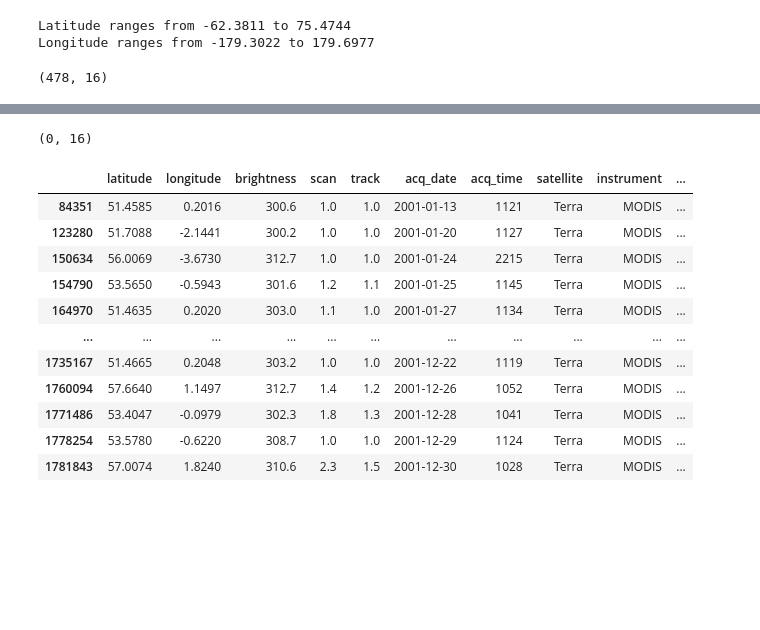
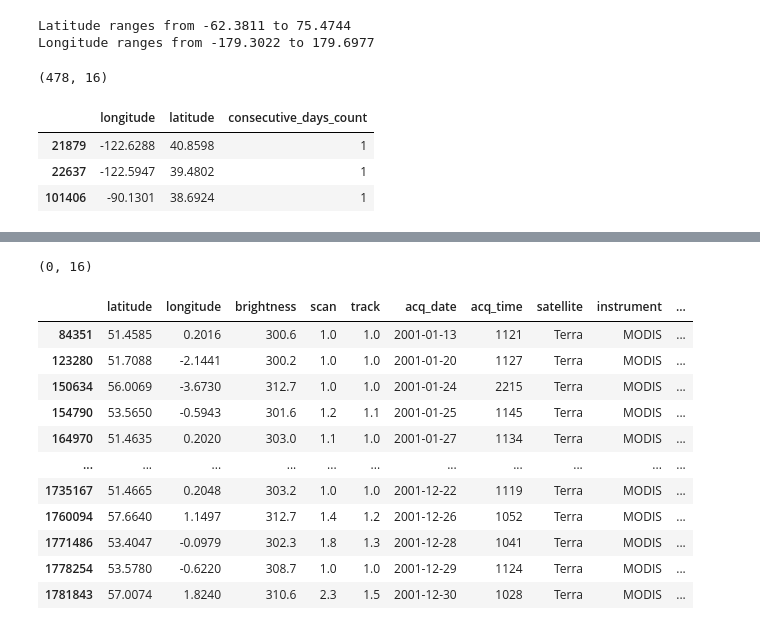
Before and after one commit to zhongyunshun/climada_petals, a Jupyter notebook: doc/my_scripts/step1_fwi_intensity.ipynb, the cells around one changed output, grey strips where cells are left out. Saved outputs shown, nothing was run; the diff lists cells and outputs as text; code cells hidden in the pictures; blank space fills up the shorter version.

```diff
--- a/doc/my_scripts/step1_fwi_intensity.ipynb
+++ b/doc/my_scripts/step1_fwi_intensity.ipynb
@@ -214,3 +216,32 @@ fire_intensity_uk_gdf = fire_intensity_gdf[(fire_intensity_gdf['longitude'] >= m
 fire_intensity_uk_gdf.shape
 # %% [output]
 (478, 16)
+# %%
+import pandas as pd
+
+# Ensure 'acq_data' is in datetime format
+fire_intensity_gdf['acq_date'] = pd.to_datetime(fire_intensity_gdf['acq_date'])
+
+# Sort by 'longitude', 'latitude', and 'acq_data'
+df = fire_intensity_gdf.sort_values(by=['longitude', 'latitude', 'acq_date'])
+
+# Define a function to find consecutive days
+def count_consecutive_days(group):
+    group = group.sort_values(by='acq_date')
+    group['day_diff'] = group['acq_date'].diff().dt.days
+    consecutive_days = group[group['day_diff'] == 1]
+    return len(consecutive_days)
+
+# Group by 'longitude' and 'latitude' and apply the function
+result = df.groupby(['longitude', 'latitude']).apply(count_consecutive_days).reset_index(name='consecutive_days_count')
+
+# Filter for rows with consecutive days
+consecutive_rows = result[result['consecutive_days_count'] > 0]
+
+# Display the result
+consecutive_rows
+# %% [output]
+|  | longitude | latitude | consecutive_days_count |
+| 21879 | -122.6288 | 40.8598 | 1 |
+| 22637 | -122.5947 | 39.4802 | 1 |
+| 101406 | -90.1301 | 38.6924 | 1 |
```
Also changed, not shown: parts of 5 cells of this notebook.
